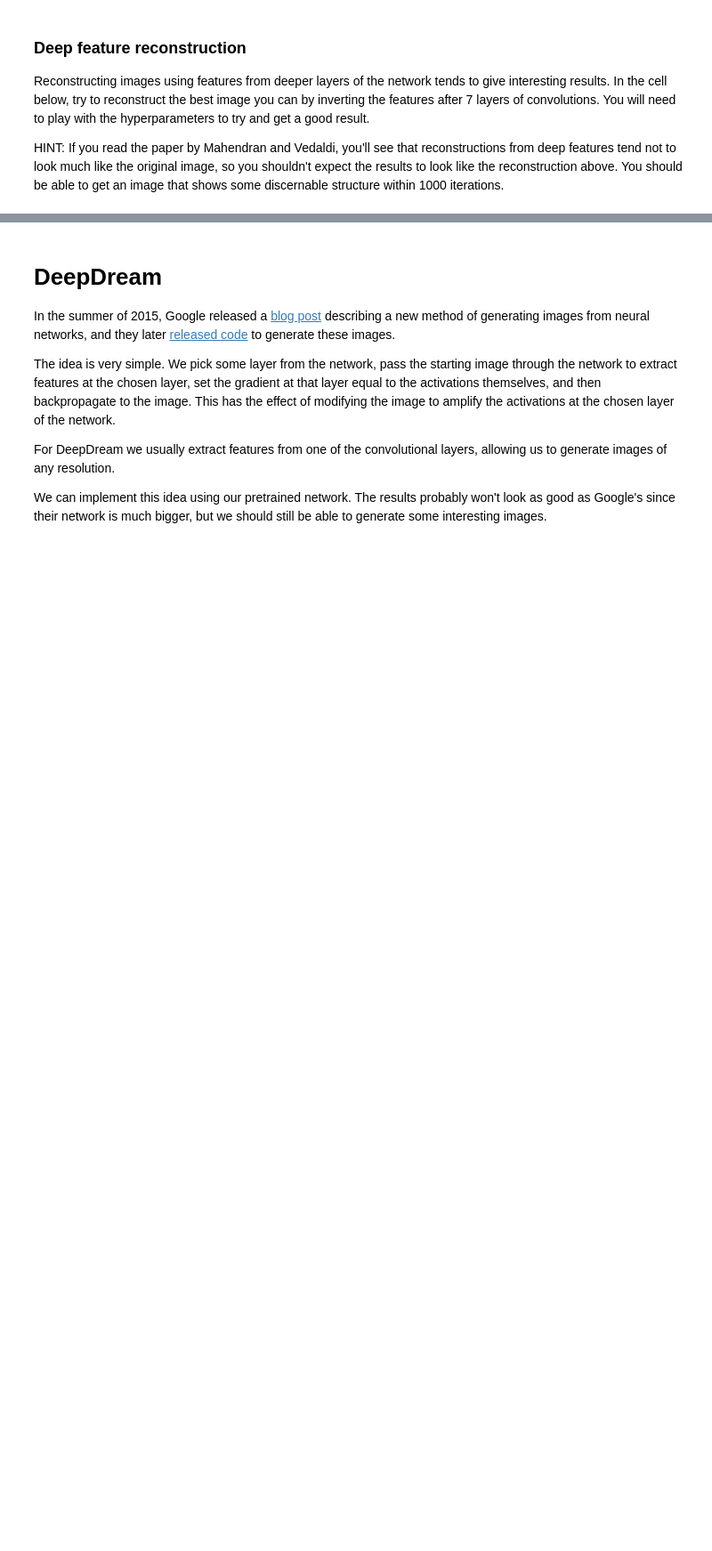
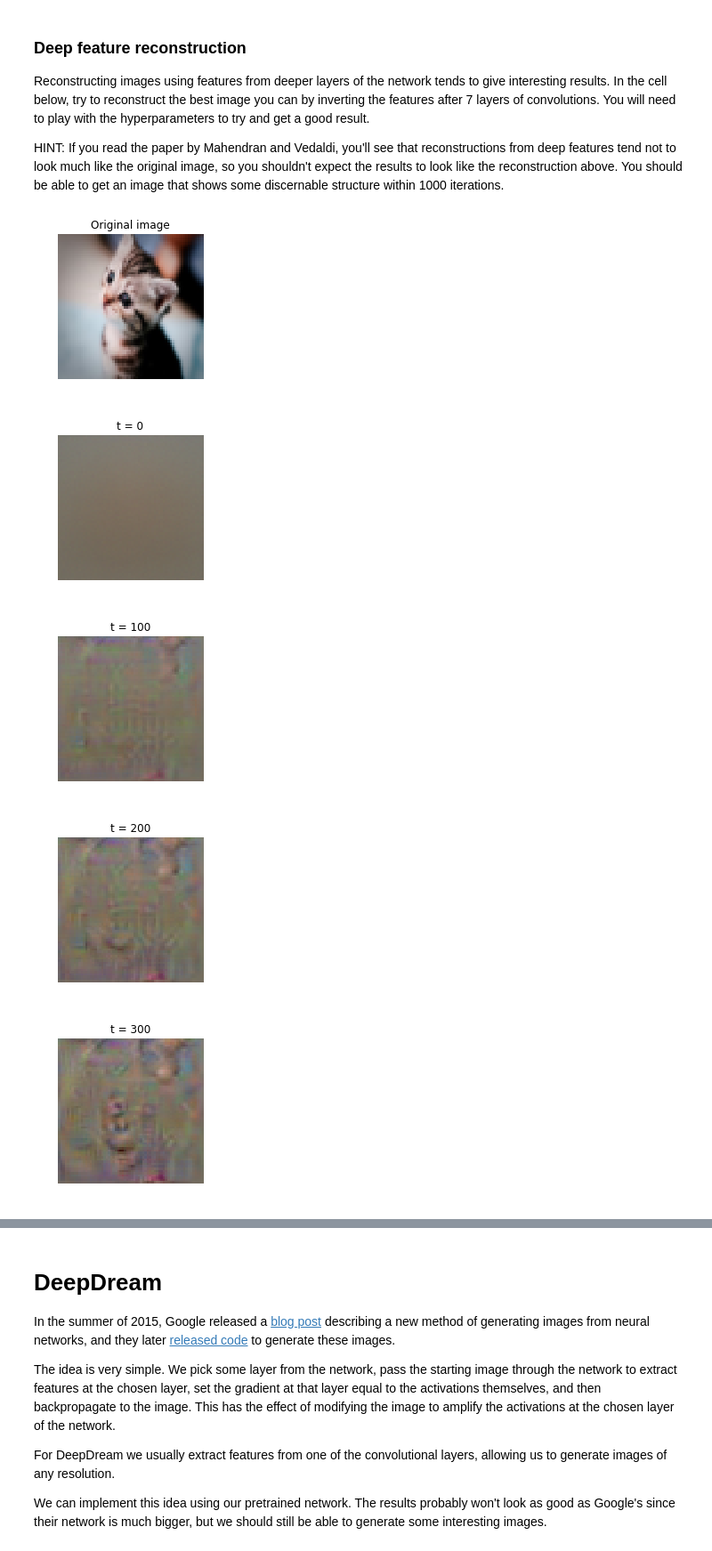
Before and after one commit to zixinh/CNN-RNN, a Jupyter notebook: assignment3/ImageGeneration.ipynb, the cells around one changed output, grey strips where cells are left out. Shown at 89% size. Saved outputs shown, nothing was run; the diff lists cells and outputs as text; code cells hidden in the pictures; blank space fills up the shorter version.

```diff
--- a/assignment3/ImageGeneration.ipynb
+++ b/assignment3/ImageGeneration.ipynb
@@ -91,7 +97,15 @@ def create_class_visualization(target_y, model, **kwargs):
     # add L2 regularization to dX and update the image X using the image       #
     # gradient and the learning rate.                                          #
     ############################################################################
-    pass
+    scores, cache = model.forward(X)
+    dscores = np.zeros(scores.shape)
+    dscores[:,target_y] = 1
+    dX, _ = model.backward(dscores, cache)
+
+    # add l2 reg
+    dX += l2_reg * 2 * X
+    # gradient ascent update
+    X += learning_rate * dX
     ############################################################################
     #                             END OF YOUR CODE                             #
     ############################################################################
@@ -181,7 +201,14 @@ def invert_features(target_feats, layer, model, **kwargs):
     # large pixel values in the generated image using the l2_reg parameter;    #
     # then update the generated image using the learning_rate from above.      #
     ############################################################################
-    pass
+    feats, cache = model.forward(X, end=layer)
+    dscores = 2 * (feats - target_feats) * (1 - target_feats)
+    dX, _ = model.backward(dscores, cache)
+
+    # add reg
+    dX += l2_reg * X * 2
+    # update
+    X -= dX * learning_rate
     ############################################################################
     #                             END OF YOUR CODE                             #
     ############################################################################
@@ -237,28 +271,34 @@ HINT: If you read the paper by Mahendran and Vedaldi, you'll see that reconstruc
 # %%
 filename = 'kitten.jpg'
 layer = 6 # layers start from 0 so these are features after 7 convolutions
 img = imresize(imread(filename), (64, 64))
 
 plt.imshow(img)
 plt.gcf().set_size_inches(3, 3)
 plt.title('Original image')
 plt.axis('off')
 plt.show()
 
 # Preprocess the image before passing it to the network:
 # subtract the mean, add a dimension, etc
 img_pre = preprocess_image(img, data['mean_image'])
 
 # Extract features from the image
 feats, _ = model.forward(img_pre, end=layer)
 
 # Invert the features
 # You will need to play with these parameters.
 kwargs = {
   'num_iterations': 1000,
-  'learning_rate': 0,
-  'l2_reg': 0,
+  'learning_rate': 5000,
+  'l2_reg': 1e-8,
   'show_every': 100,
-  'blur_every': 0,
+  'blur_every': 10,
 }
 X = invert_features(feats, layer, model, **kwargs)
+# %% [output]
+[figure, added]
+[figure, added]
+[figure, added]
+[figure, added]
+[figure, added]
```
Also changed, not shown: parts of 6 cells of this notebook.
